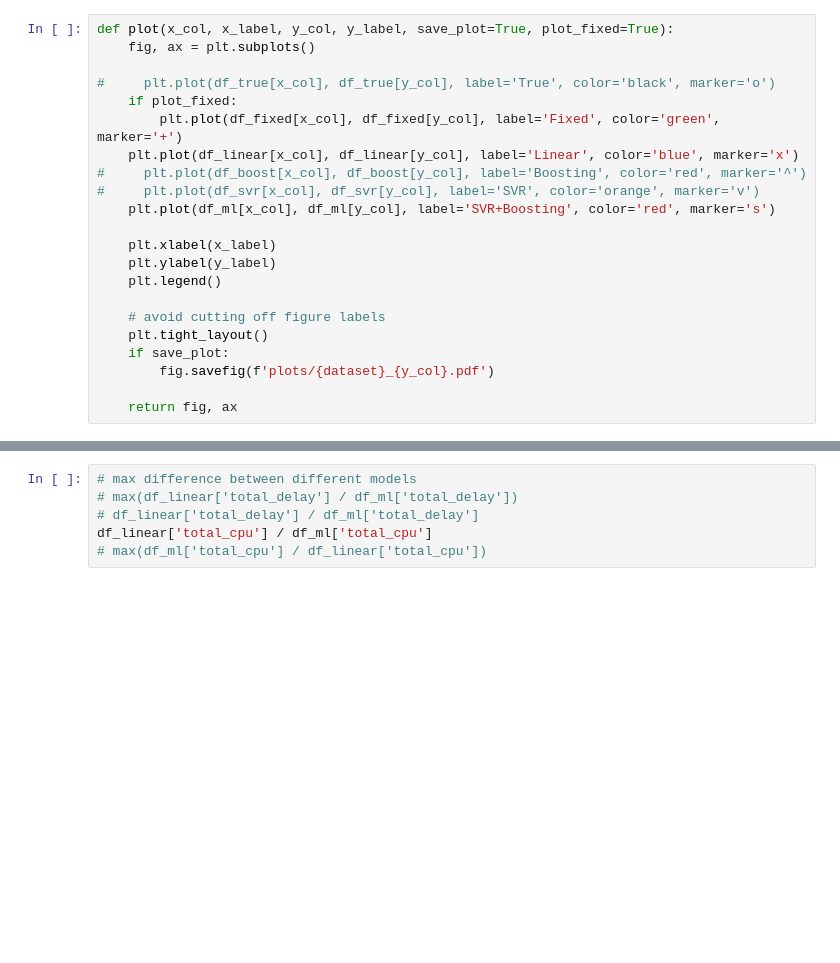
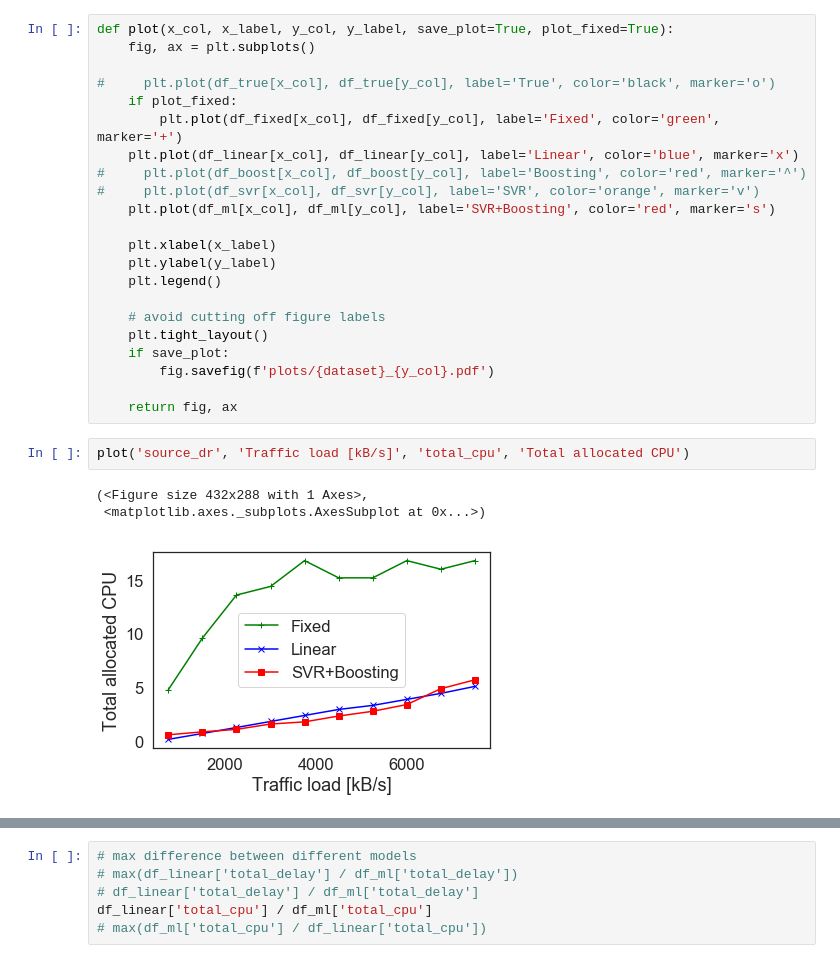
Before and after one commit to CN-UPB/ml-for-resource-allocation, a Jupyter notebook: placement_eval.ipynb, the cells around one changed output, grey strips where cells are left out. Cells and saved outputs as stored; diff of their text form; blank space fills up the shorter version.

```diff
--- a/placement_eval.ipynb
+++ b/placement_eval.ipynb
@@ -91,3 +86,9 @@ def plot(x_col, x_label, y_col, y_label, save_plot=True, plot_fixed=True):
         fig.savefig(f'plots/{dataset}_{y_col}.pdf')
 
     return fig, ax
+# %%
+plot('source_dr', 'Traffic load [kB/s]', 'total_cpu', 'Total allocated CPU')
+# %% [output]
+(<Figure size 432x288 with 1 Axes>,
+ <matplotlib.axes._subplots.AxesSubplot at 0x...>)
+[figure, added]
```
Also changed, not shown: parts of 11 cells of this notebook, 6 other files.
